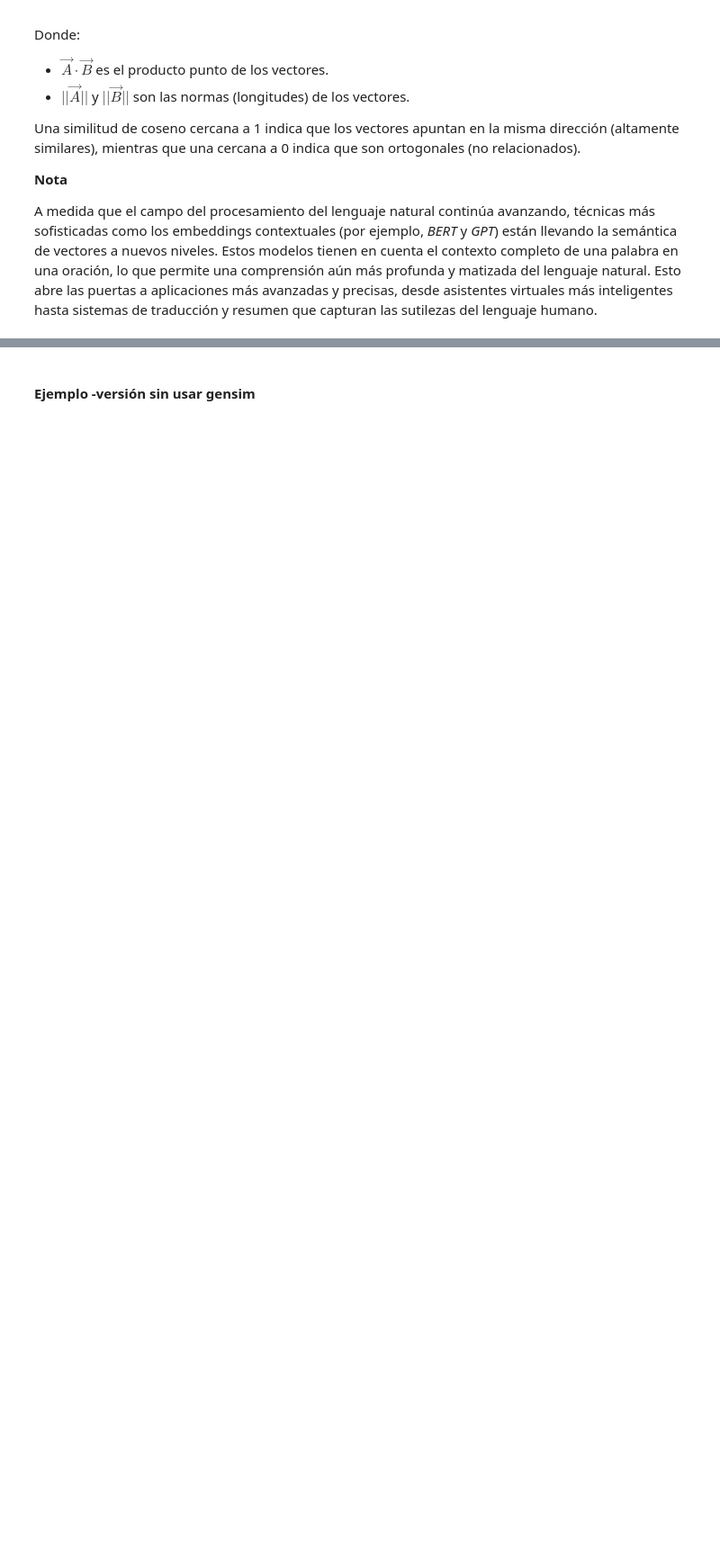
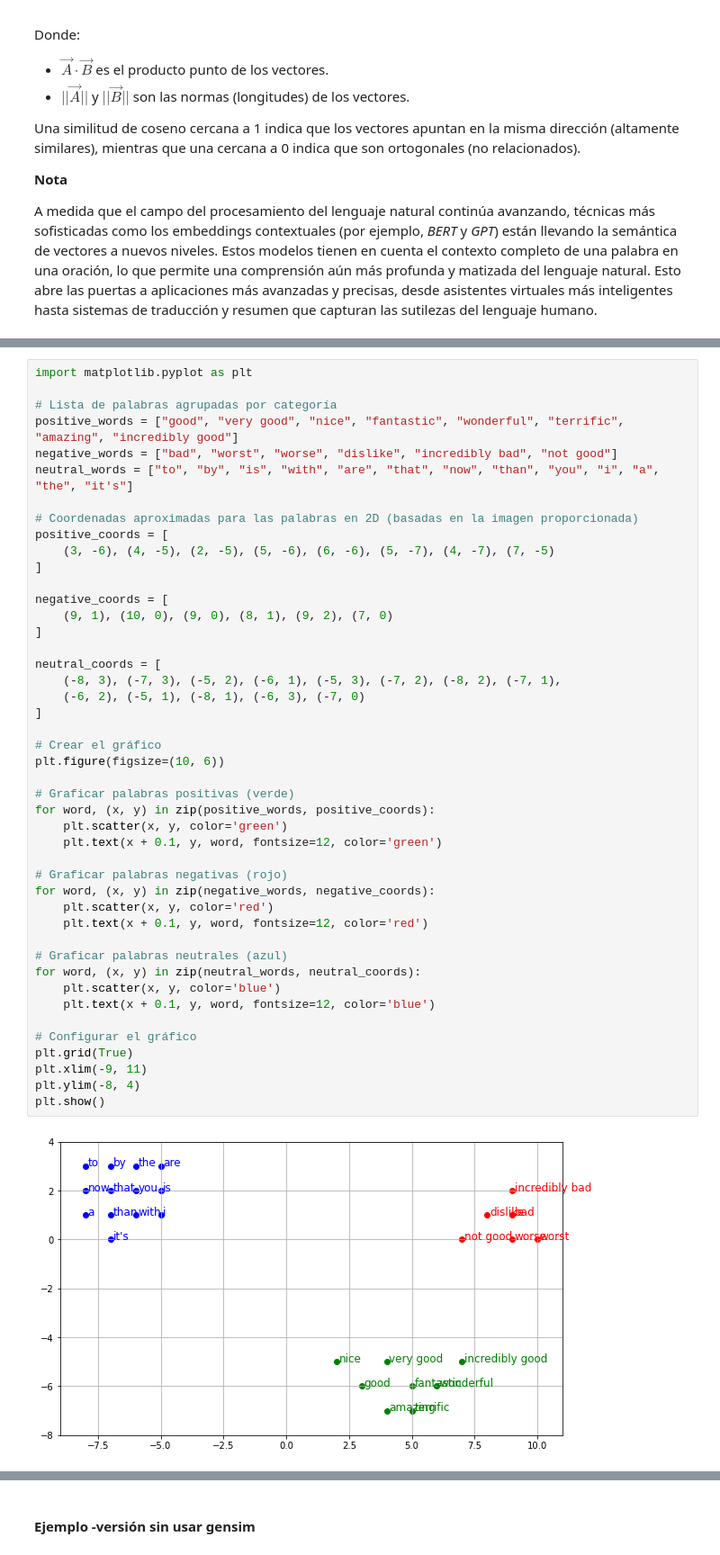
Before and after one commit to kapumota/Actividades-CC0C2, a Jupyter notebook: Cuadernos-CC0C2/Clase3/Semantica_vectorial.ipynb, the cells around one changed output, grey strips where cells are left out. Shown at 90% size. Drawn from its saved outputs; the diff is of its cells as text; blank space fills up the shorter version.

```diff
--- a/Cuadernos-CC0C2/Clase3/Semantica_vectorial.ipynb
+++ b/Cuadernos-CC0C2/Clase3/Semantica_vectorial.ipynb
@@ -855,0 +917,47 @@ print(f"Similitud de 'ongchoi' con sentimientos negativos: {sim_negative:.4f}")
+# %%
+import matplotlib.pyplot as plt
+
+# Lista de palabras agrupadas por categoría
+positive_words = ["good", "very good", "nice", "fantastic", "wonderful", "terrific", "amazing", "incredibly good"]
+negative_words = ["bad", "worst", "worse", "dislike", "incredibly bad", "not good"]
+neutral_words = ["to", "by", "is", "with", "are", "that", "now", "than", "you", "i", "a", "the", "it's"]
+
+# Coordenadas aproximadas para las palabras en 2D (basadas en la imagen proporcionada)
+positive_coords = [
+    (3, -6), (4, -5), (2, -5), (5, -6), (6, -6), (5, -7), (4, -7), (7, -5)
+]
+
+negative_coords = [
+    (9, 1), (10, 0), (9, 0), (8, 1), (9, 2), (7, 0)
+]
+
+neutral_coords = [
+    (-8, 3), (-7, 3), (-5, 2), (-6, 1), (-5, 3), (-7, 2), (-8, 2), (-7, 1),
+    (-6, 2), (-5, 1), (-8, 1), (-6, 3), (-7, 0)
+]
+
+# Crear el gráfico
+plt.figure(figsize=(10, 6))
+
+# Graficar palabras positivas (verde)
+for word, (x, y) in zip(positive_words, positive_coords):
+    plt.scatter(x, y, color='green')
+    plt.text(x + 0.1, y, word, fontsize=12, color='green')
+
+# Graficar palabras negativas (rojo)
+for word, (x, y) in zip(negative_words, negative_coords):
+    plt.scatter(x, y, color='red')
+    plt.text(x + 0.1, y, word, fontsize=12, color='red')
+
+# Graficar palabras neutrales (azul)
+for word, (x, y) in zip(neutral_words, neutral_coords):
+    plt.scatter(x, y, color='blue')
+    plt.text(x + 0.1, y, word, fontsize=12, color='blue')
+
+# Configurar el gráfico
+plt.grid(True)
+plt.xlim(-9, 11)
+plt.ylim(-8, 4)
+plt.show()
+# %% [output]
+[figure, added]
```
Also changed, not shown: parts of 24 cells of this notebook.
